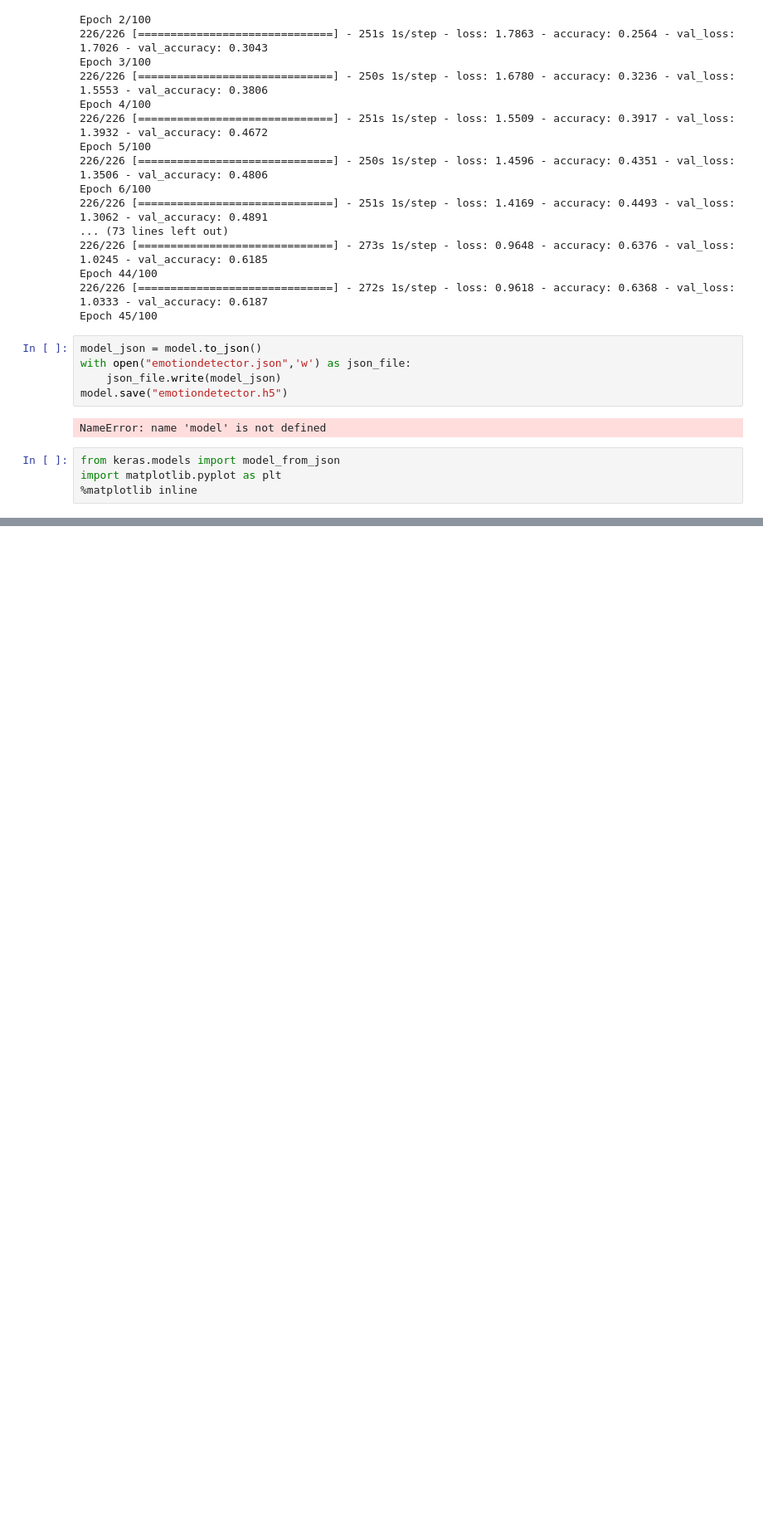
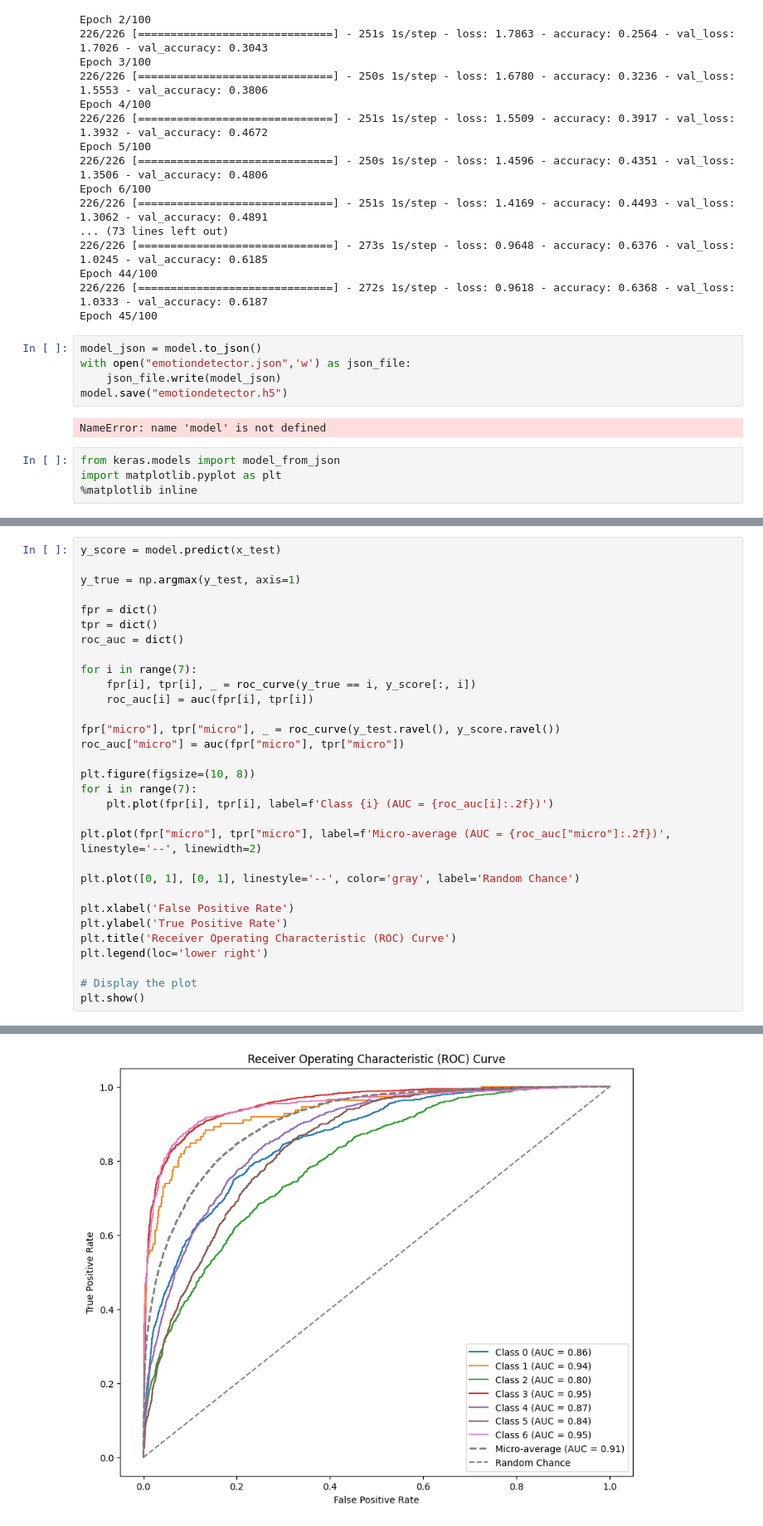
Before and after one commit to TahlilMahfuz/Facial_Text_EmotionDetector_EmojiGenerator, a Jupyter notebook: Train_Model_Facial_Emotion.ipynb, the cells around one changed output, grey strips where cells are left out. Shown at 83% size. Cells and saved outputs as stored; diff of their text form; blank space fills up the shorter version.

Commit message:
Generated ROC and AUC curve

```diff
--- a/Train_Model_Facial_Emotion.ipynb
+++ b/Train_Model_Facial_Emotion.ipynb
@@ -185,0 +330,32 @@ model prediction is  happy
+# %%
+y_score = model.predict(x_test)
+
+y_true = np.argmax(y_test, axis=1)
+
+fpr = dict()
+tpr = dict()
+roc_auc = dict()
+
+for i in range(7):
+    fpr[i], tpr[i], _ = roc_curve(y_true == i, y_score[:, i])
+    roc_auc[i] = auc(fpr[i], tpr[i])
+
+fpr["micro"], tpr["micro"], _ = roc_curve(y_test.ravel(), y_score.ravel())
+roc_auc["micro"] = auc(fpr["micro"], tpr["micro"])
+
+plt.figure(figsize=(10, 8))
+for i in range(7):
+    plt.plot(fpr[i], tpr[i], label=f'Class {i} (AUC = {roc_auc[i]:.2f})')
+
+plt.plot(fpr["micro"], tpr["micro"], label=f'Micro-average (AUC = {roc_auc["micro"]:.2f})', linestyle='--', linewidth=2)
+
+plt.plot([0, 1], [0, 1], linestyle='--', color='gray', label='Random Chance')
+
+plt.xlabel('False Positive Rate')
+plt.ylabel('True Positive Rate')
+plt.title('Receiver Operating Characteristic (ROC) Curve')
+plt.legend(loc='lower right')
+
+# Display the plot
+plt.show()
+# %% [output]
@@ -185,0 +363 @@ model prediction is  happy
+[figure, added]
```
Also changed, not shown: parts of 8 cells of this notebook, 1 other file.
